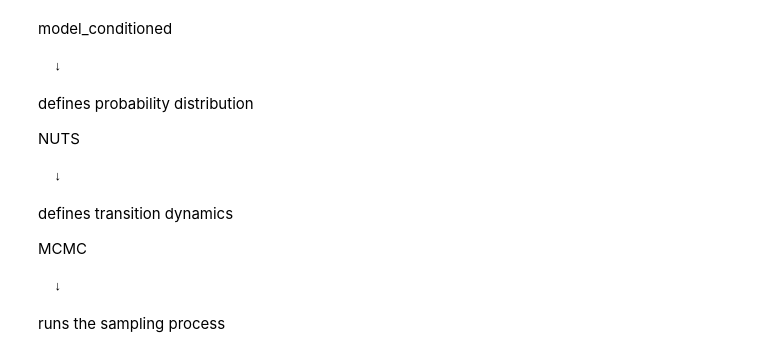
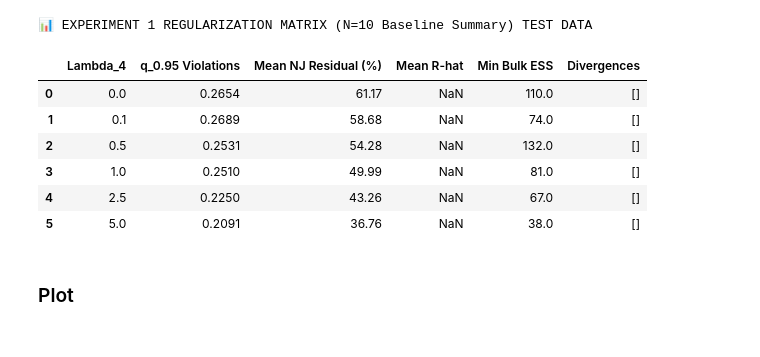
Before and after one commit to riyaggarwal30/continuous-prior-trees-NUTS, a Jupyter notebook: implementation/experiments/exp1.ipynb, the cells around one changed output. Cells and saved outputs as stored; diff of their text form; code cells hidden in the pictures.

```diff
--- a/implementation/experiments/exp1.ipynb
+++ b/implementation/experiments/exp1.ipynb
@@ -134,18 +325,53 @@ for lmbda in lambda_grid:
-# %% [markdown]
-model_conditioned
-
-    ↓
-
-defines probability distribution
-
-NUTS
-
-    ↓
-
-defines transition dynamics
-
-MCMC
-
-    ↓
-
-runs the sampling process
+# %%
+import pandas as pd
+
+# Initialize a list to hold the row data
+table_rows = []
+
+# Loop through each lambda value and extract archived metrics
+for lmbda, res in results.items():
+    # Handle possible landscape failure / skipped runs safely
+    if res["metrics"] is None:
+        table_rows.append({
+            "Lambda_4": lmbda,
+            "q_0.95 Violations": "OVERFLOW",
+            "Mean NJ Residual (%)": "OVERFLOW",
+            "Mean R-hat": "N/A",
+            "Min Bulk ESS": "N/A",
+            "Divergences": res.get("divergences", "ALL")
+        })
+        continue
+
+    # Extract the 95th quantile of hard violations from your custom metrics structure
+    try:
+        q95 = res["metrics"]["hard_violations"]["quantile_95"]
+    except (KeyError, TypeError):
+        q95 = float("nan")
+
+    # Append all compiled metrics for this specific grid point
+    table_rows.append({
+        "Lambda_4": lmbda,
+        "q_0.95 Violations": round(float(q95), 4) if not pd.isna(q95) else "N/A",
+        "Mean NJ Residual (%)": round(float(res["mean_nj_residual"] * 100), 2),
+        "Mean R-hat": round(float(res["mean_rhat"]), 4),
+        "Min Bulk ESS": round(float(res["min_ess"]), 1),
+        "Divergences": res["divergences"]
+    })
+
+# Convert the list of dictionaries into a structured DataFrame
+df_summary = pd.DataFrame(table_rows)
+
+# Display the polished markdown table
+print("📊 EXPERIMENT 1 REGULARIZATION MATRIX (N=10 Baseline Summary) TEST DATA")
+display(df_summary)
+# %% [output]
+📊 EXPERIMENT 1 REGULARIZATION MATRIX (N=10 Baseline Summary) TEST DATA
+|  | Lambda_4 | q_0.95 Violations | Mean NJ Residual (%) | Mean R-hat | Min Bulk ESS | Divergences |
+| 0 | 0.0 | 0.2654 | 61.17 | NaN | 110.0 | [] |
+| 1 | 0.1 | 0.2689 | 58.68 | NaN | 74.0 | [] |
+| 2 | 0.5 | 0.2531 | 54.28 | NaN | 132.0 | [] |
+| 3 | 1.0 | 0.2510 | 49.99 | NaN | 81.0 | [] |
+| 4 | 2.5 | 0.2250 | 43.26 | NaN | 67.0 | [] |
+| 5 | 5.0 | 0.2091 | 36.76 | NaN | 38.0 | [] |
+# %% [markdown]
+### Plot
```
Also changed, not shown: parts of 24 cells of this notebook, 38 other files.
